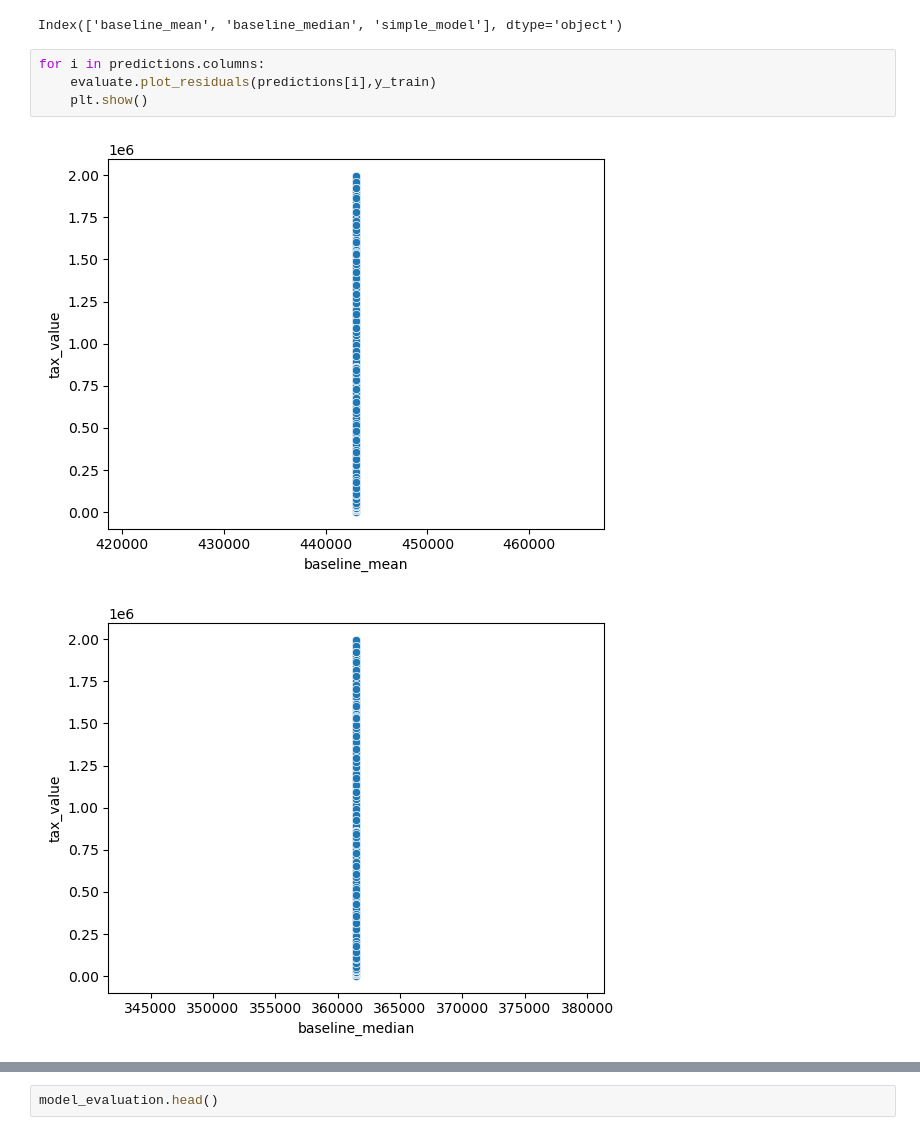
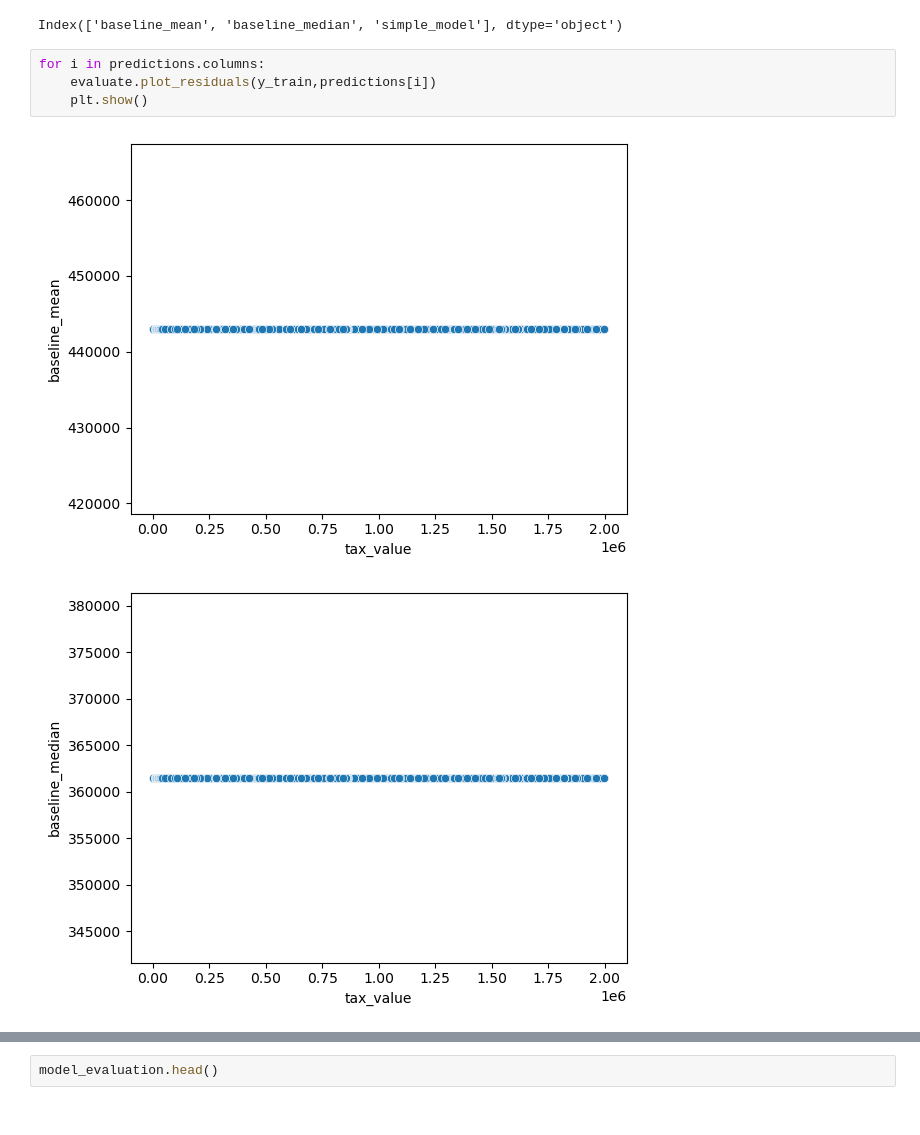
Before and after one commit to jcrosenberger/regression_zillow_2017, a Jupyter notebook: work_in_progress.ipynb, the cells around one changed output, grey strips where cells are left out. Cells and saved outputs as stored; diff of their text form.

```diff
--- a/work_in_progress.ipynb
+++ b/work_in_progress.ipynb
@@ -145,8 +145,8 @@ predictions.columns
 Index(['baseline_mean', 'baseline_median', 'simple_model'], dtype='object')
 # %%
 for i in predictions.columns:
-    evaluate.plot_residuals(predictions[i],y_train)
+    evaluate.plot_residuals(y_train,predictions[i])
     plt.show()
 # %% [output]
-[figure, old version]
+[figure, new version]
-[figure, old version]
+[figure, new version]
```
Also changed, not shown: parts of 15 cells of this notebook, 1 other file.
